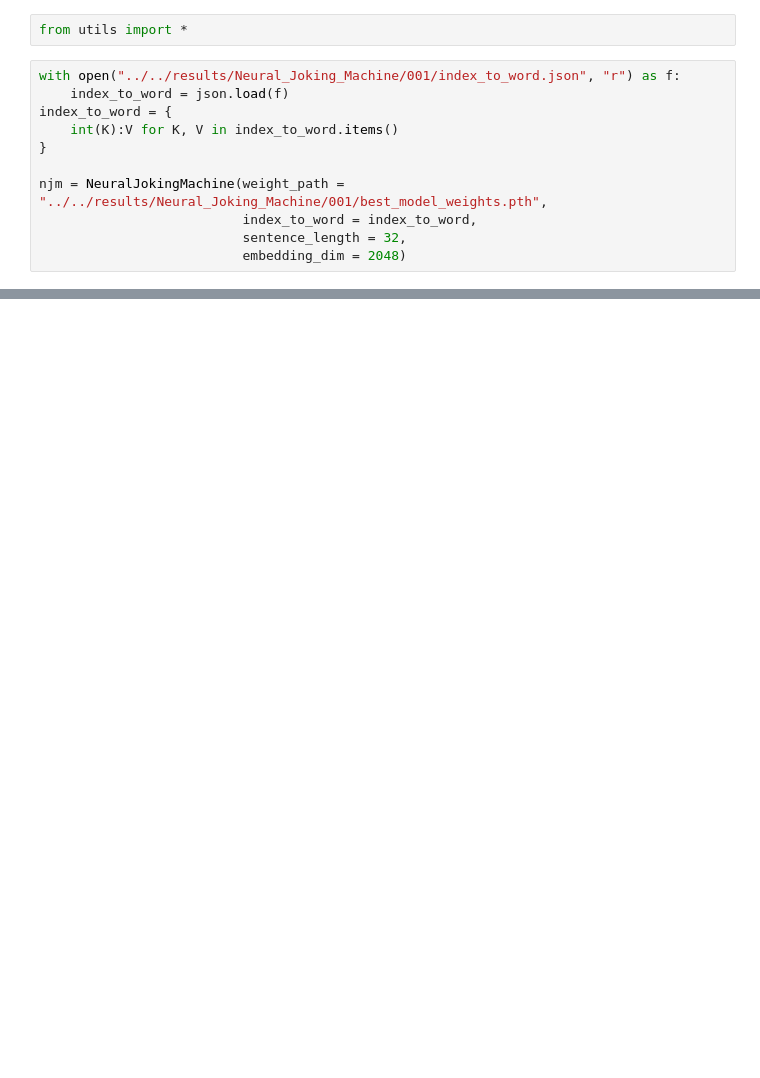
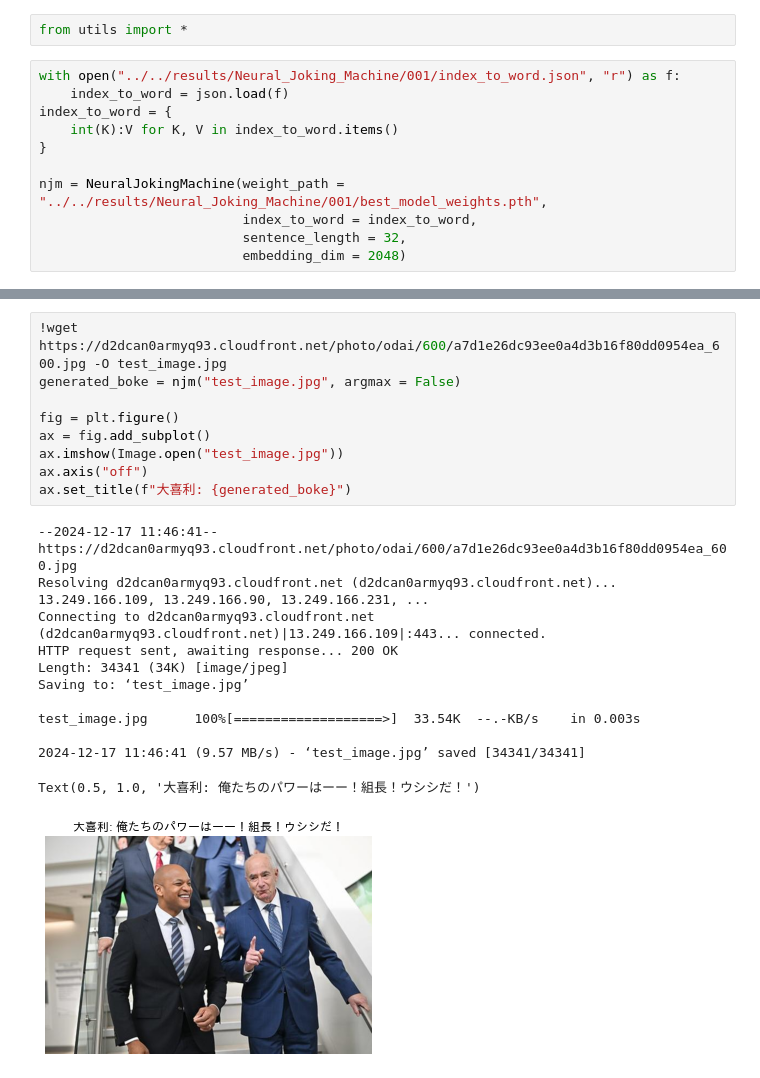
Before and after one commit to yryo1005/Master_Thesis_programs, a Jupyter notebook: Neural_Joking_Machine_v1/002_evaluate.ipynb, the cells around one changed output, grey strips where cells are left out. Cells and saved outputs as stored; diff of their text form; blank space fills up the shorter version.

```diff
--- a/Neural_Joking_Machine_v1/002_evaluate.ipynb
+++ b/Neural_Joking_Machine_v1/002_evaluate.ipynb
@@ -35,0 +58,22 @@ Text(0.5, 1.0, '大喜利: 犬「お前も捨てられたのか！」')
+# %%
+!wget https://d2dcan0armyq93.cloudfront.net/photo/odai/600/a7d1e26dc93ee0a4d3b16f80dd0954ea_600.jpg -O test_image.jpg
+generated_boke = njm("test_image.jpg", argmax = False)
+
+fig = plt.figure()
+ax = fig.add_subplot()
+ax.imshow(Image.open("test_image.jpg"))
+ax.axis("off")
+ax.set_title(f"大喜利: {generated_boke}")
+# %% [output]
+--2024-12-17 11:46:41--  https://d2dcan0armyq93.cloudfront.net/photo/odai/600/a7d1e26dc93ee0a4d3b16f80dd0954ea_600.jpg
+Resolving d2dcan0armyq93.cloudfront.net (d2dcan0armyq93.cloudfront.net)... 13.249.166.109, 13.249.166.90, 13.249.166.231, ...
+Connecting to d2dcan0armyq93.cloudfront.net (d2dcan0armyq93.cloudfront.net)|13.249.166.109|:443... connected.
+HTTP request sent, awaiting response... 200 OK
+Length: 34341 (34K) [image/jpeg]
+Saving to: ‘test_image.jpg’
+
+test_image.jpg      100%[===================>]  33.54K  --.-KB/s    in 0.003s
+
+2024-12-17 11:46:41 (9.57 MB/s) - ‘test_image.jpg’ saved [34341/34341]
+Text(0.5, 1.0, '大喜利: 俺たちのパワーはーー！組長！ウシシだ！')
+[figure, added]
```
Also changed, not shown: parts of 2 cells of this notebook, 1 other file.
